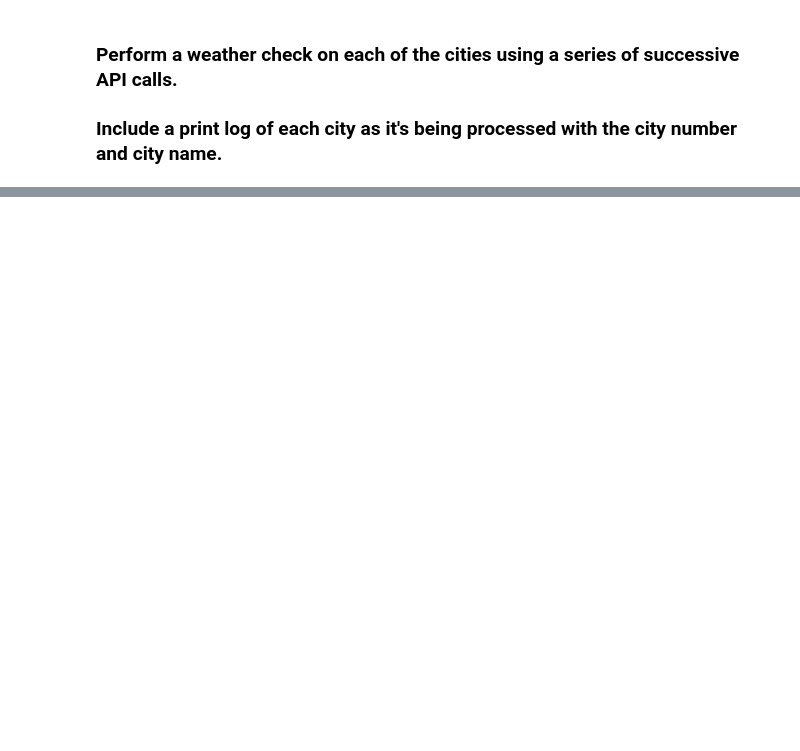
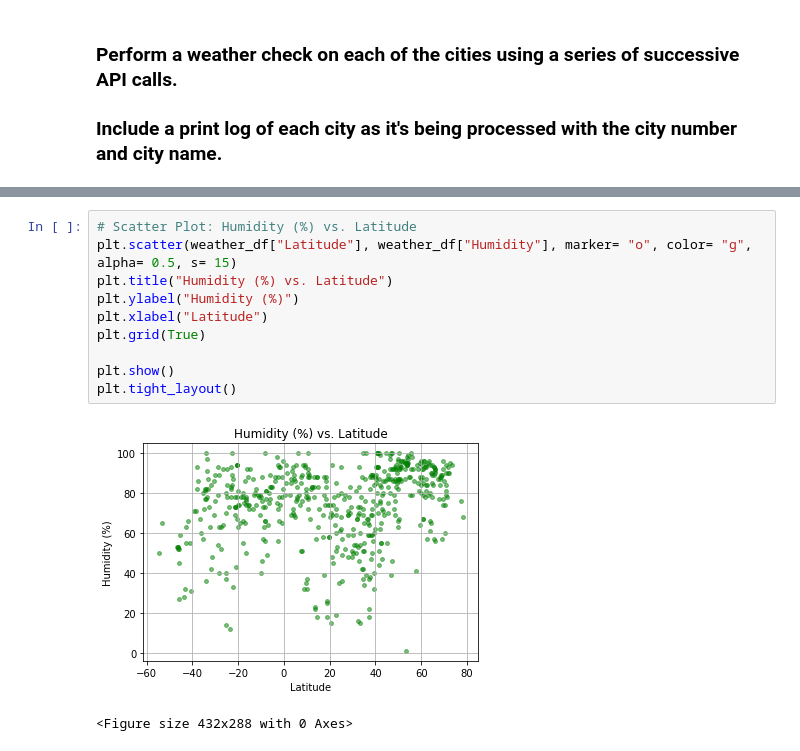
Before and after one commit to eliot1335/python-api-challenge, a Jupyter notebook: WeatherPy/WeatherPy.ipynb, the cells around one changed output, grey strips where cells are left out. Drawn from its saved outputs; the diff is of its cells as text; blank space fills up the shorter version.

```diff
--- a/WeatherPy/WeatherPy.ipynb
+++ b/WeatherPy/WeatherPy.ipynb
@@ -116,0 +155,13 @@ City not available, skipping
+# %%
+# Scatter Plot: Humidity (%) vs. Latitude
+plt.scatter(weather_df["Latitude"], weather_df["Humidity"], marker= "o", color= "g", alpha= 0.5, s= 15)
+plt.title("Humidity (%) vs. Latitude")
+plt.ylabel("Humidity (%)")
+plt.xlabel("Latitude")
+plt.grid(True)
+
+plt.show()
+plt.tight_layout()
+# %% [output]
+[figure, added]
+<Figure size 432x288 with 0 Axes>
```
Also changed, not shown: parts of 6 cells of this notebook.
